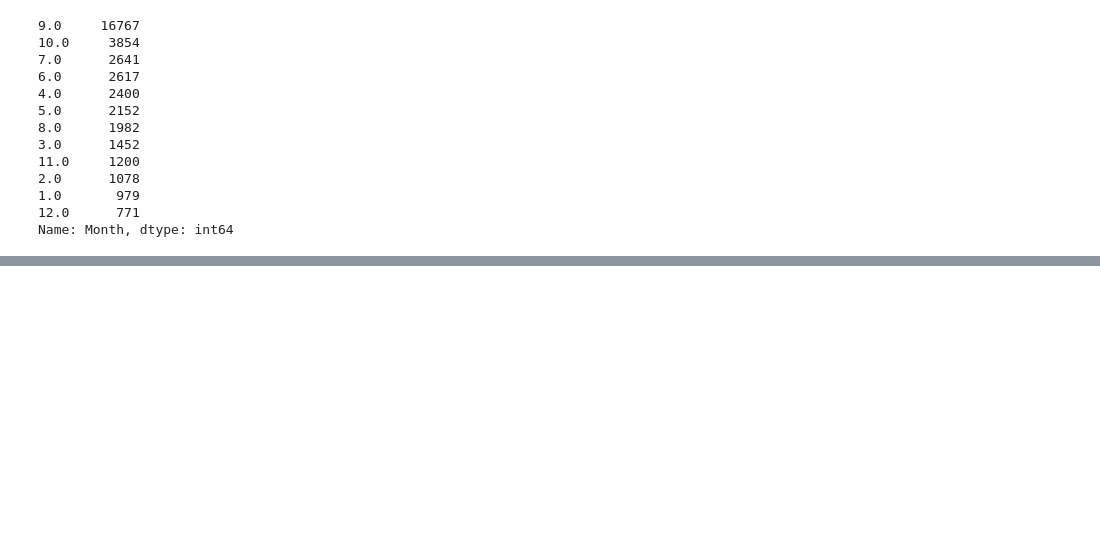
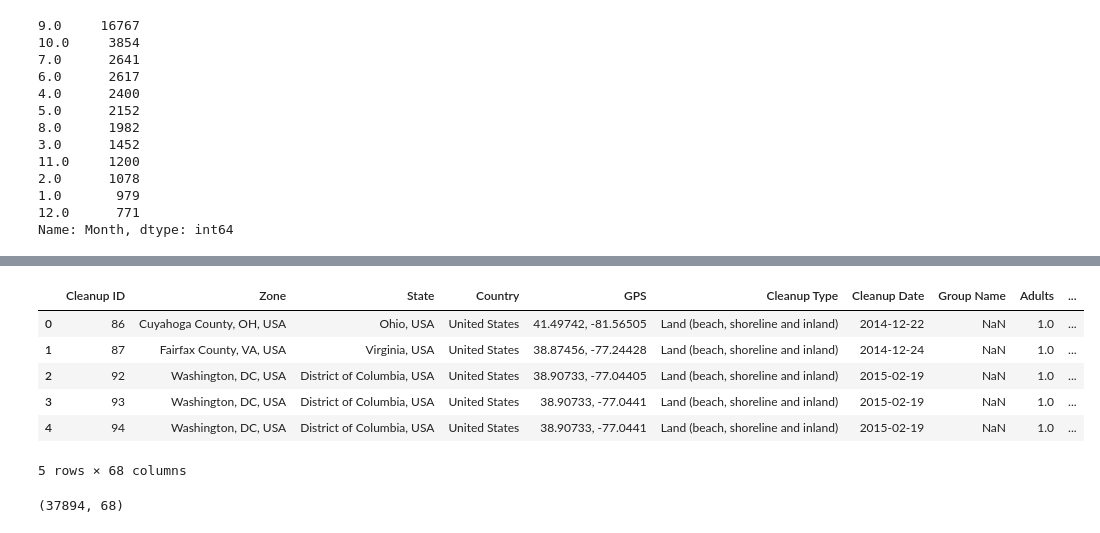
Before and after one commit to dhallankit/DataChallenge2020_DC20006, a Jupyter notebook: Data Challenge2.ipynb, the cells around one changed output, grey strips where cells are left out. Cells and saved outputs as stored; diff of their text form; code cells hidden in the pictures; blank space fills up the shorter version.

```diff
--- a/Data Challenge2.ipynb
+++ b/Data Challenge2.ipynb
@@ -3,7 +3,7 @@ import pandas as pd
 import datetime
 # %%
 #load the file
-ocean = pd.read_csv("/Users/nisha/UMD/Data Challenge2/Data_Level5_BAH_OceanCleanup.csv", low_memory=False)
+ocean = pd.read_csv('dataset/Level5_BAH_OceanCleanup/Data_Level5_BAH_OceanCleanup.csv', low_memory=False, encoding='utf-8')
 # %%
 #top 10 rows of the dataset
 ocean.head()
@@ -395,0 +404,16 @@ IndentationError: unexpected indent (<ipython-input-47-be84e10d6bb5>, line 3)
+# %%
+ocean.head()
+# %% [output]
+|  | Cleanup ID | Zone | State | Country | GPS | Cleanup Type | Cleanup Date | Group Name | Adults | ... |
+| 0 | 86 | Cuyahoga County, OH, USA | Ohio, USA | United States | 41.49742, -81.56505 | Land (beach, shoreline and inland) | 2014-12-22 | NaN | 1.0 | ... |
+| 1 | 87 | Fairfax County, VA, USA | Virginia, USA | United States | 38.87456, -77.24428 | Land (beach, shoreline and inland) | 2014-12-24 | NaN | 1.0 | ... |
+| 2 | 92 | Washington, DC, USA | District of Columbia, USA | United States | 38.90733, -77.04405 | Land (beach, shoreline and inland) | 2015-02-19 | NaN | 1.0 | ... |
+| 3 | 93 | Washington, DC, USA | District of Columbia, USA | United States | 38.90733, -77.0441 | Land (beach, shoreline and inland) | 2015-02-19 | NaN | 1.0 | ... |
+| 4 | 94 | Washington, DC, USA | District of Columbia, USA | United States | 38.90733, -77.0441 | Land (beach, shoreline and inland) | 2015-02-19 | NaN | 1.0 | ... |
+5 rows × 68 columns
+# %%
+ocean['State'] = ocean['State'].str.replace(', USA', '')
+ocean.head()
+ocean.shape
+# %% [output]
+(37894, 68)
```
Also changed, not shown: parts of 19 cells of this notebook.
